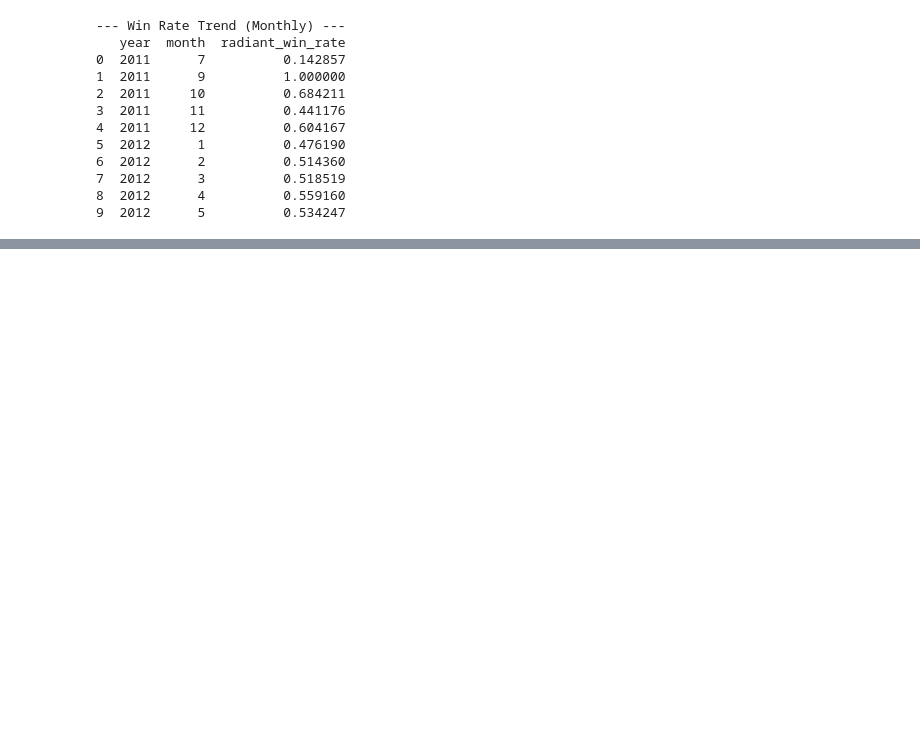
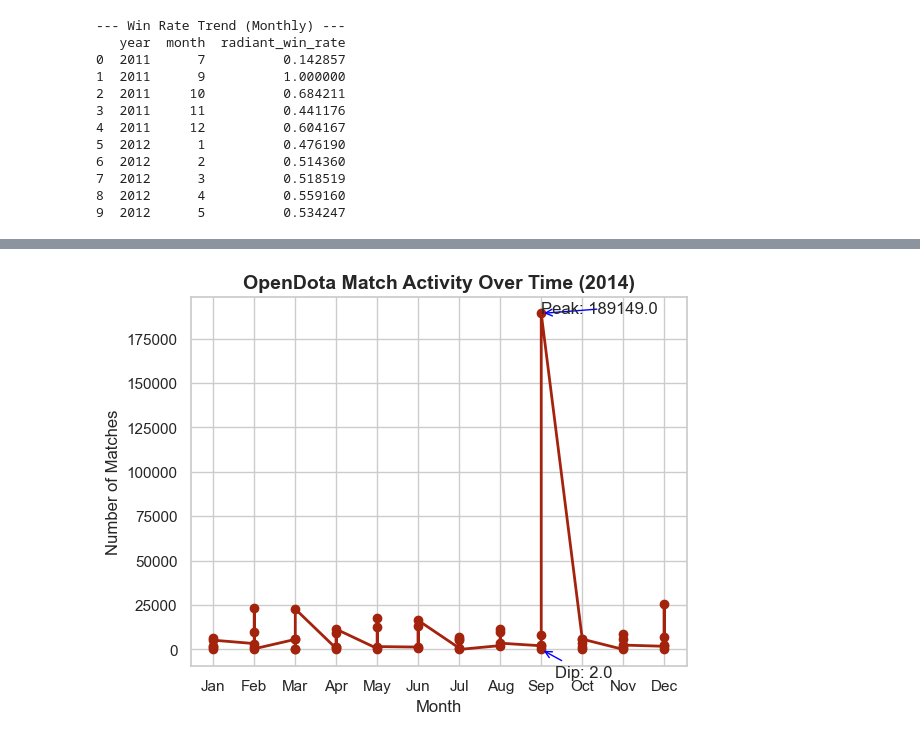
Before and after one commit to Sebinate/Scalable-Preprocessing-Big-Data-, a Jupyter notebook: Group 11_Lastnames_OpenDota_Preprocessing.ipynb, the cells around one changed output, grey strips where cells are left out. Cells and saved outputs as stored; diff of their text form; code cells hidden in the pictures; blank space fills up the shorter version.

```diff
--- a/Group 11_Lastnames_OpenDota_Preprocessing.ipynb
+++ b/Group 11_Lastnames_OpenDota_Preprocessing.ipynb
@@ -482,0 +565,25 @@ print(win_rate_trend.head(10))
+# %%
+activity_trend = activity_trend.sort_values("month")
+# %%
+plt.figure()
+
+plt.plot(activity_trend["month"], activity_trend["match_count"],
+         marker='o', color='#A4230D', linewidth=2, markersize=6, label='Match Volume') #dota colors
+
+max_month = activity_trend.loc[activity_trend['match_count'].idxmax()]
+min_month = activity_trend.loc[activity_trend['match_count'].idxmin()]
+
+plt.annotate(f'Peak: {max_month["match_count"]}',
+             xy=(max_month["month"], max_month["match_count"]), arrowprops=dict(arrowstyle='->', color='blue'))
+
+plt.annotate(f'Dip: {min_month["match_count"]}',
+             xy=(min_month["month"], min_month["match_count"]), xytext=(10, -20),textcoords='offset points', arrowprops=dict(arrowstyle='->', color='blue'))
+
+plt.title("OpenDota Match Activity Over Time (2014)", fontsize=14, fontweight='bold')
+plt.xlabel("Month")
+plt.ylabel("Number of Matches")
+month_names = ['Jan', 'Feb', 'Mar', 'Apr', 'May', 'Jun', 'Jul', 'Aug', 'Sep', 'Oct', 'Nov', 'Dec']
+plt.xticks(ticks=range(1, 13), labels=month_names)
+plt.show()
+# %% [output]
+[figure, added]
```
Also changed, not shown: parts of 11 cells of this notebook, 1 other file.
